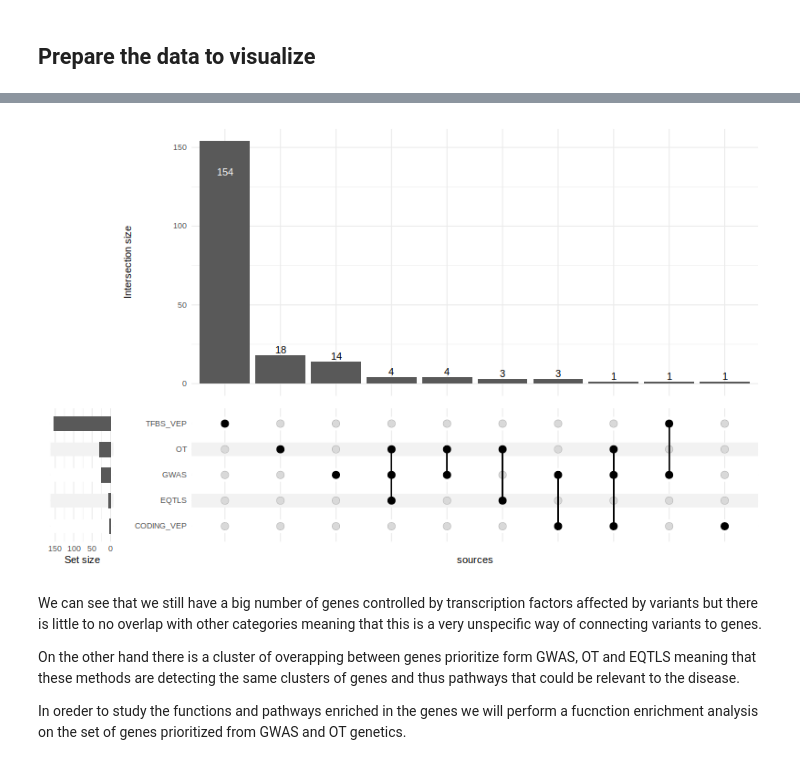
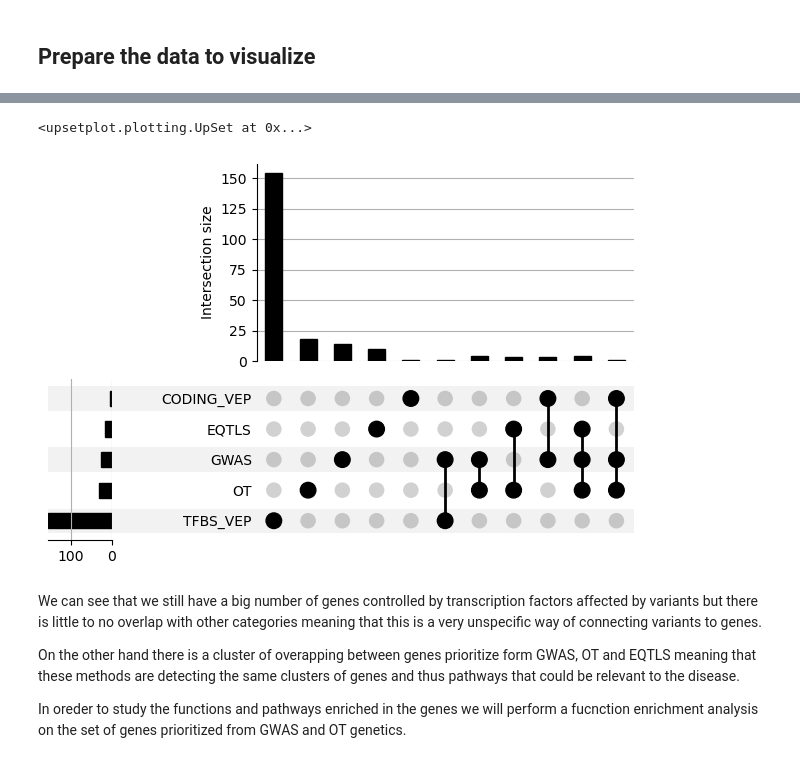
Before and after one commit to freh-g/genopyc, a Jupyter notebook: tutorials/Genopyc_tutorial_notebook.ipynb, the cells around one changed output, grey strips where cells are left out. Drawn from its saved outputs; the diff is of its cells as text; code cells hidden in the pictures.

```diff
--- a/tutorials/Genopyc_tutorial_notebook.ipynb
+++ b/tutorials/Genopyc_tutorial_notebook.ipynb
@@ -421,5 +402,5 @@ expressed_genes_tfbs[:10]
 # %%
 #Convert them to symbol
-expressed_genes_tfbs_symbol = bp.gene_mapping_many([int(a) for a in expressed_genes_tfbs],'entrez','symbol')
+expressed_genes_tfbs_symbol = gp.gene_mapping_many([int(a) for a in expressed_genes_tfbs],'entrez','symbol')
 expressed_genes_tfbs_symbol[:10]
 # %% [output]
@@ -535,10 +516,5 @@ So far we connected variants to genes in several ways, we could analyze any over
 # %%
 all_genes = list(set(OT_genes_symbol+genes_gwas+expressed_genes_tfbs_symbol+genes_vep_symbol))
 gene_categories = ['OT','GWAS','TFBS_VEP','CODING_VEP','EQTLS']
-
-all_genes_df = pd.DataFrame(index = all_genes,columns=gene_categories)
-all_genes_df['OT'] = [True if g in OT_genes_symbol else False for g in all_genes]
-all_genes_df['GWAS'] = [True if g in genes_gwas else False for g in all_genes]
-all_genes_df['TFBS_VEP'] = [True if g in expressed_genes_tfbs_symbol else False for g in all_genes]
-all_genes_df['CODING_VEP'] = [True if g in genes_vep_symbol else False for g in all_genes]
-all_genes_df['EQTLS'] = [True if g in eqtl_genes else False for g in all_genes]
+gene_sets = [ OT_genes_symbol,genes_gwas,expressed_genes_tfbs_symbol,genes_vep_symbol,eqtl_genes]
+data = from_contents(dict(zip(gene_categories,gene_sets)))
@@ -596,8 +521,8 @@ library("ComplexUpset")
-# %%
-%%R  -w 800 -h 500
-upset(all_genes_df, gene_categories, name='sources', width_ratio=0.1)
-# %% [output]
-[figure, removed]
+# %%
+UpSet(data)
+# %% [output]
+<upsetplot.plotting.UpSet at 0x...>
+[figure, added]
 # %% [markdown]
 We can see that we still have a big number of genes controlled by transcription factors affected by variants but there is little to no overlap with other categories meaning that this is a very unspecific way of connecting variants to genes.
 
```
Also changed, not shown: parts of 27 cells of this notebook, 6 other files.
